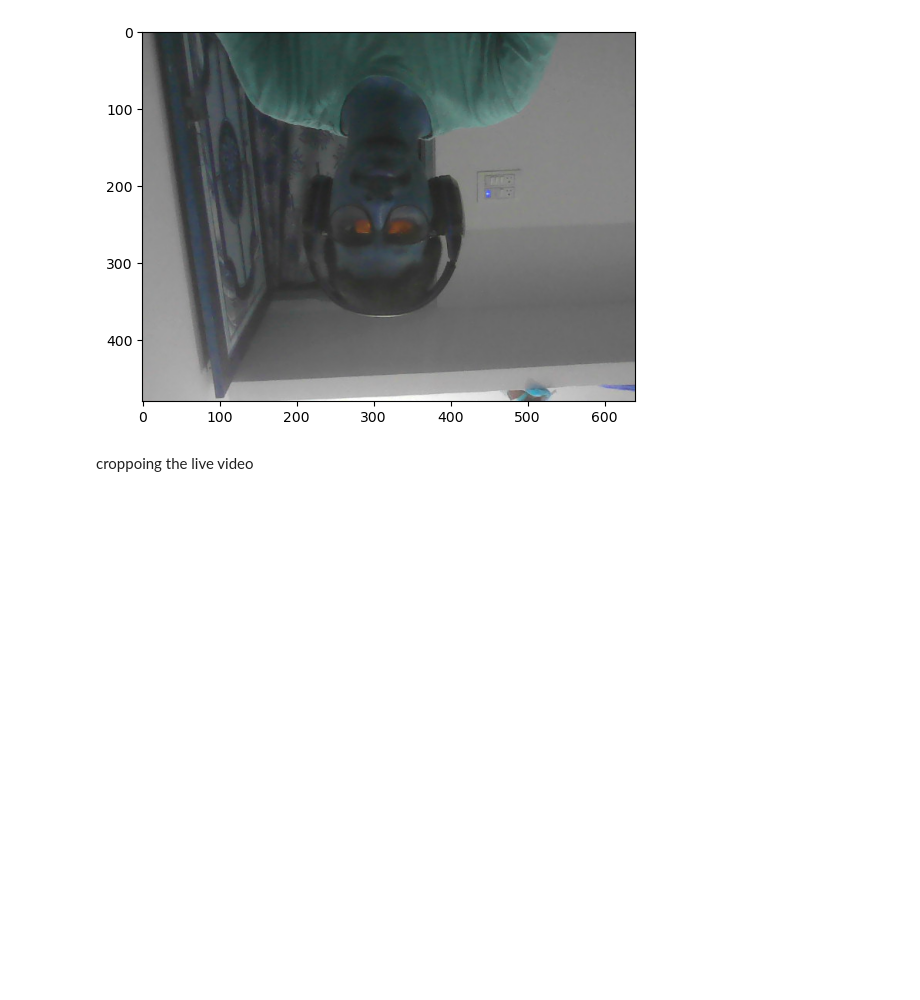
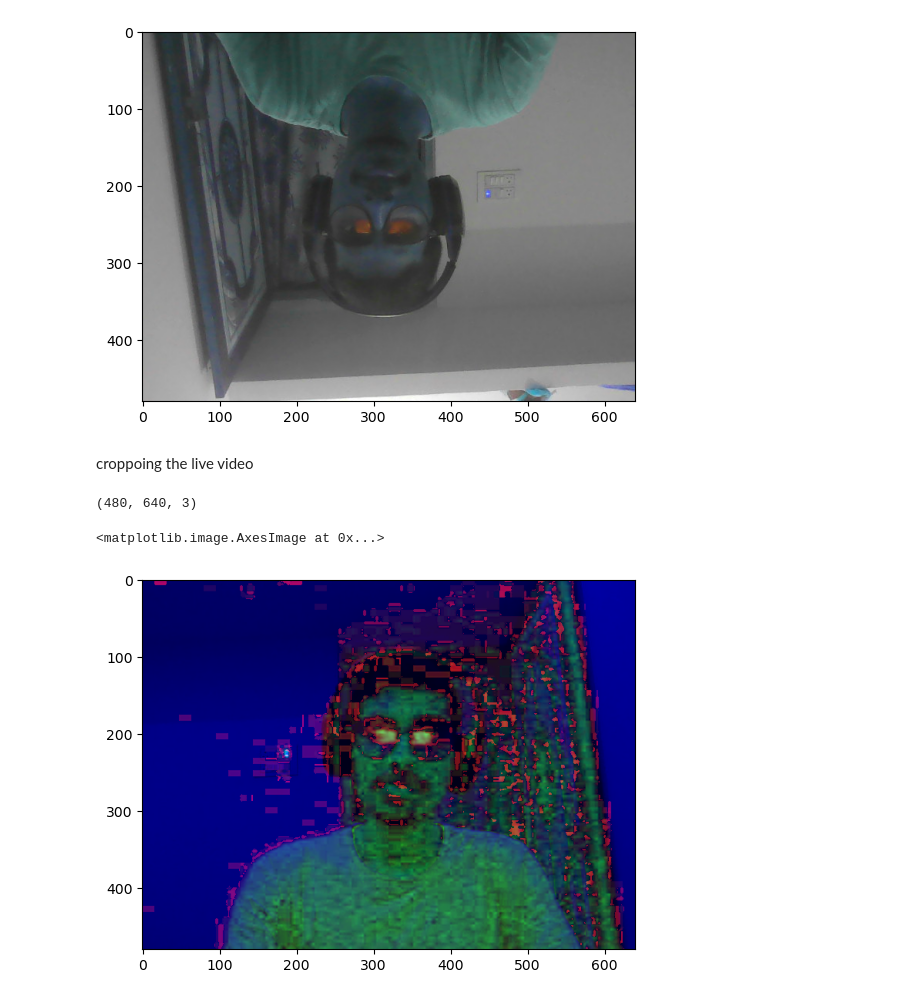
Before and after one commit to Sameershrinath/5th_sem, a Jupyter notebook: PYTHON/Image_processing/Project01.ipynb, the cells around one changed output. Cells and saved outputs as stored; diff of their text form; code cells hidden in the pictures; blank space fills up the shorter version.

```diff
--- a/PYTHON/Image_processing/Project01.ipynb
+++ b/PYTHON/Image_processing/Project01.ipynb
@@ -47,9 +47,37 @@ cam=cv.VideoCapture(0)
 while True:
     _,img=cam.read()
     img=cv.flip(img,1)
+
+    cropped=img[200:400,200:400,:1]
     cv.imshow("camera",img)
+    cv.imshow("cropped",cropped)
 
     if cv.waitKey(1)==27:
         cam.release()
         cv.destroyAllWindows()
         break
+# %%
+img.shape
+# %% [output]
+(480, 640, 3)
+# %%
+# hsv means the high saturation value like dominating color
+
+cam=cv.VideoCapture(0)
+
+while True:
+    _,img=cam.read()
+    img=cv.flip(img,1)
+    hsv=cv.cvtColor(img,cv.COLOR_BGR2HSV)
+    cv.imshow("camera",img)
+    cv.imshow("another",hsv)
+
+    if cv.waitKey(1)==27:
+        cam.release()
+        cv.destroyAllWindows()
+        break
+# %%
+plt.imshow(hsv)
+# %% [output]
+<matplotlib.image.AxesImage at 0x...>
+[figure, added]
```
Also changed, not shown: parts of 1 cell of this notebook.
